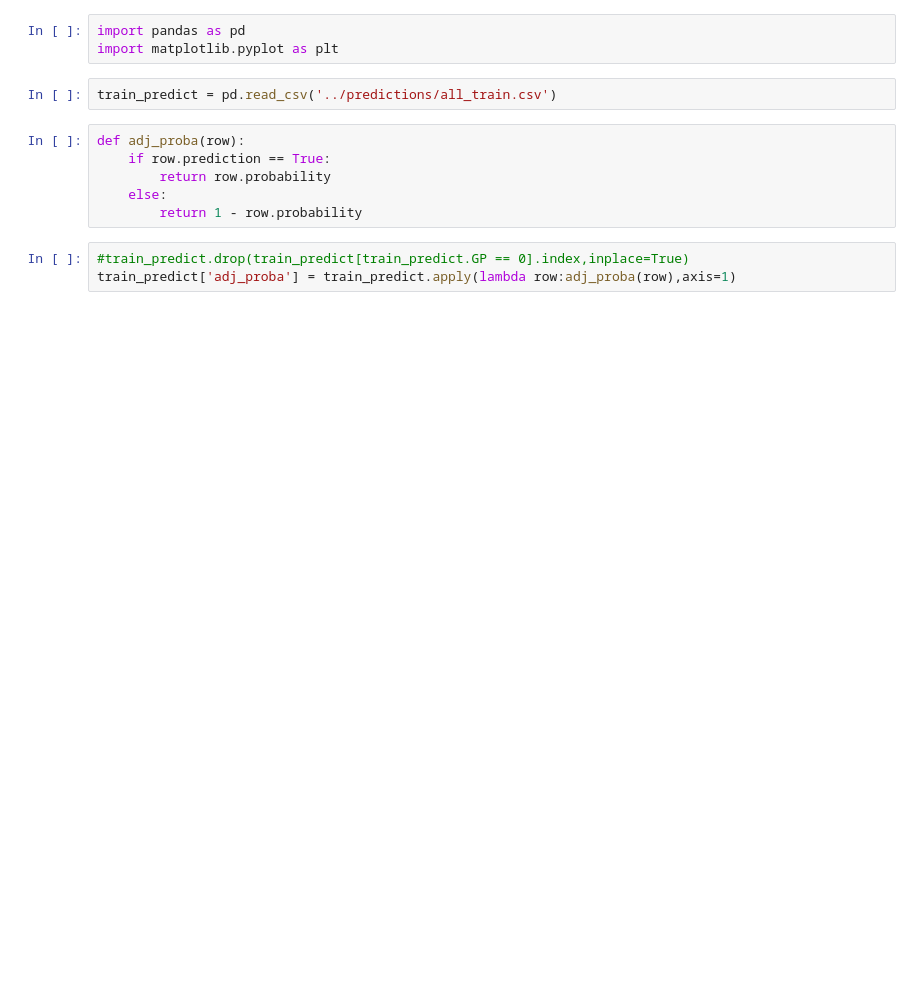
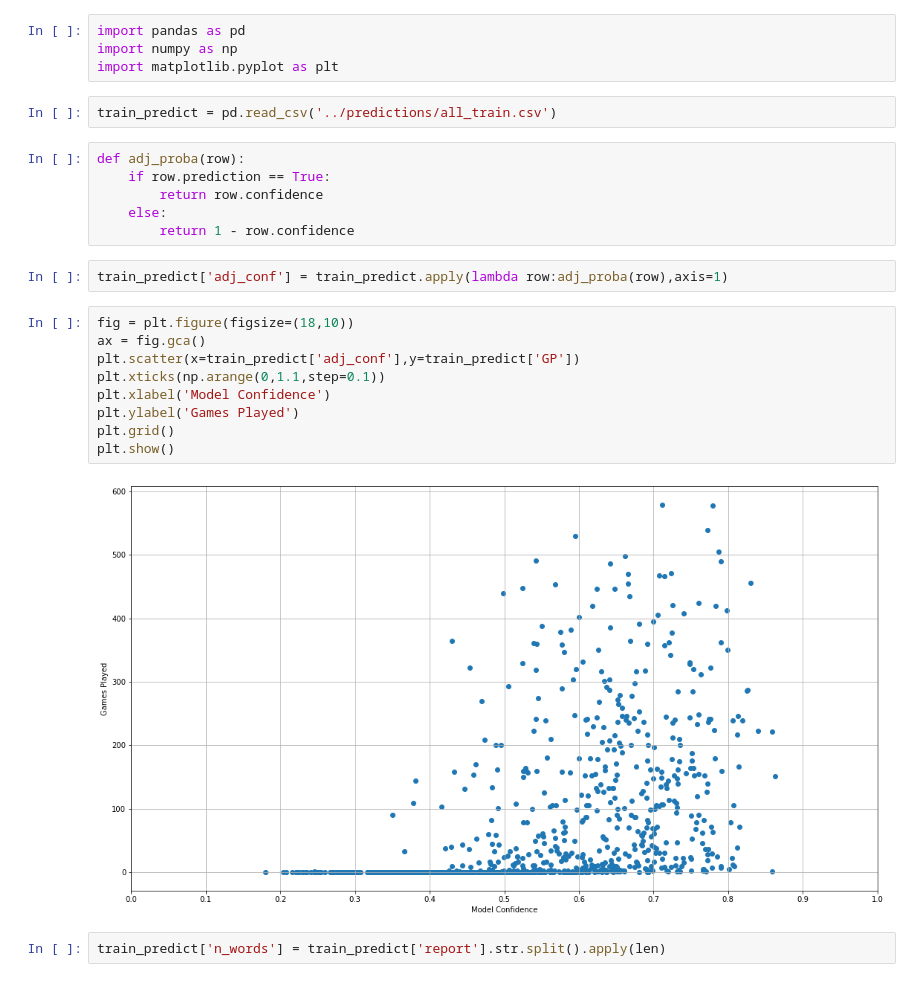
Before and after one commit to mattjliu/NHL-Prospect-Classifier, a Jupyter notebook: notebooks/vizualization.ipynb, the cells around one changed output. Cells and saved outputs as stored; diff of their text form; blank space fills up the shorter version.

```diff
--- a/notebooks/vizualization.ipynb
+++ b/notebooks/vizualization.ipynb
@@ -1,14 +1,27 @@
 # %%
 import pandas as pd
+import numpy as np
 import matplotlib.pyplot as plt
 # %%
 train_predict = pd.read_csv('../predictions/all_train.csv')
 # %%
 def adj_proba(row):
     if row.prediction == True:
-        return row.probability
+        return row.confidence
     else:
-        return 1 - row.probability
+        return 1 - row.confidence
 # %%
-#train_predict.drop(train_predict[train_predict.GP == 0].index,inplace=True)
-train_predict['adj_proba'] = train_predict.apply(lambda row:adj_proba(row),axis=1)
+train_predict['adj_conf'] = train_predict.apply(lambda row:adj_proba(row),axis=1)
+# %%
+fig = plt.figure(figsize=(18,10))
+ax = fig.gca()
+plt.scatter(x=train_predict['adj_conf'],y=train_predict['GP'])
+plt.xticks(np.arange(0,1.1,step=0.1))
+plt.xlabel('Model Confidence')
+plt.ylabel('Games Played')
+plt.grid()
+plt.show()
+# %% [output]
+[figure, added]
+# %%
+train_predict['n_words'] = train_predict['report'].str.split().apply(len)
```
Also changed, not shown: parts of 2 cells of this notebook, 12 other files.
